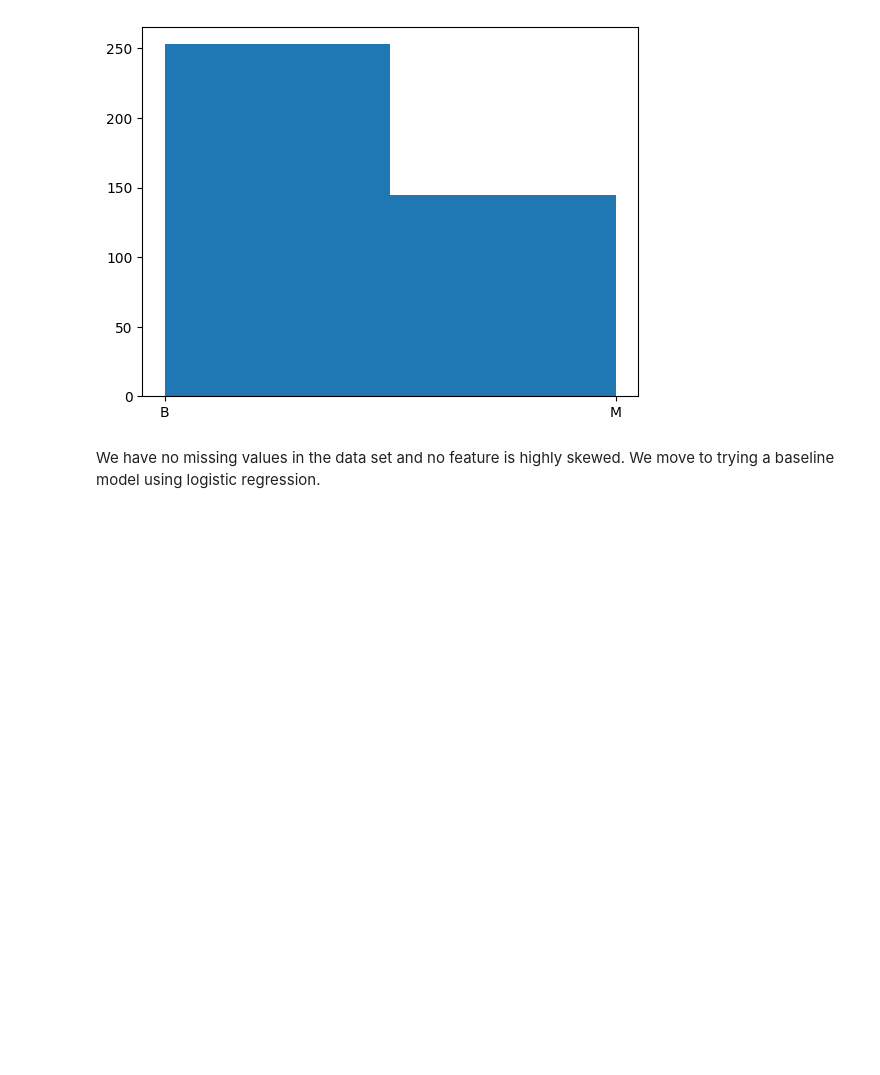
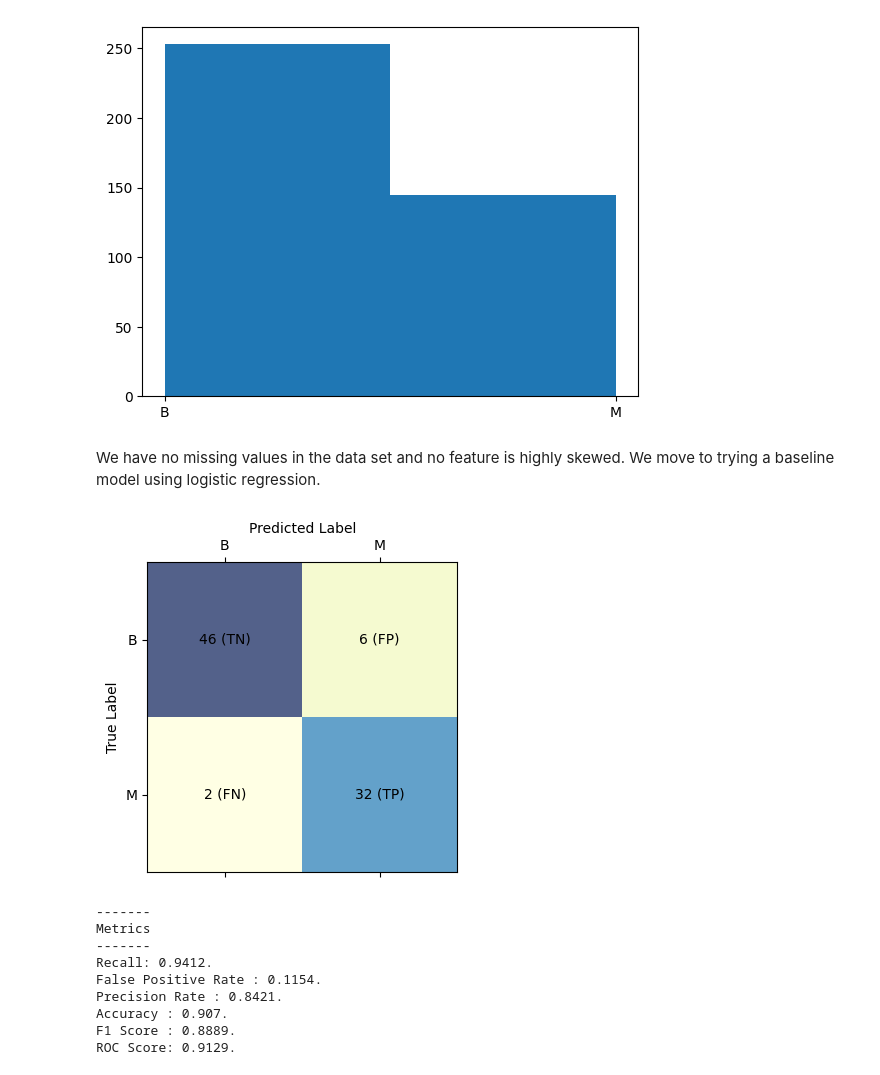
Before and after one commit to ananyajai/breast-cancer-dataset, a Jupyter notebook: model.ipynb, the cells around one changed output. Saved outputs shown, nothing was run; the diff lists cells and outputs as text; code cells hidden in the pictures; blank space fills up the shorter version.

Commit message:
Logistic model and random forest implementation

```diff
--- a/model.ipynb
+++ b/model.ipynb
@@ -40,3 +103,22 @@ df.shape
+# %%
+def get_metrics(matrix, y_test, predictions):
+    """Calculate metrics using confusion matrix"""
+
+    tpr = round((matrix[1][1])/(matrix[1][0] + matrix[1][1]),4)
+    fpr = round((matrix[0][1])/(matrix[0][0] + matrix[0][1]),4)
+
+    accuracy = round((matrix[0][0] + matrix[1][1])/(matrix[0][0] + matrix[0][1] + matrix[1][0] + matrix[1][1]),4)
+    precision = round((matrix[1][1])/(matrix[1][1] + matrix[0][1]),4)
+    f1_score = round((2*((precision*tpr)/(precision+tpr))),4)
+    auc = round(metrics.roc_auc_score(y_test, predictions),4)
+
+    print('-------\nMetrics\n-------')
+    print(f'Recall: {tpr}.')
+    print(f'False Positive Rate : {fpr}.')
+    print(f'Precision Rate : {precision}.')
+    print(f'Accuracy : {accuracy}.')
+    print(f'F1 Score : {f1_score}.')
+    print(f'ROC Score: {auc}.')
 # %% [markdown]
 ## Exploratory Data Analysis and Feature Engineering
 # %%
@@ -113,3 +195,27 @@ plt.hist(y_train, bins=2)
 [figure]
 # %% [markdown]
 We have no missing values in the data set and no feature is highly skewed. We move to trying a baseline model using logistic regression.
+# %%
+clf = LogisticRegression(random_state=rng, penalty='l2').fit(X_train, y_train)
+
+predictions = clf.predict(X_val)
+
+# Get the confusion matrix as a numpy array
+confmat = confusion_matrix(y_true=y_val, y_pred=predictions)
+
+# Plot the confusion matrix
+pretty_confusion_matrix(confmat, ['B', 'M'], "",  labeling = True)
+
+# Print out metrics
+get_metrics(confmat, y_test=y_val, predictions=predictions)
+# %% [output]
+[figure, added]
+-------
+Metrics
+-------
+Recall: 0.9412.
+False Positive Rate : 0.1154.
+Precision Rate : 0.8421.
+Accuracy : 0.907.
+F1 Score : 0.8889.
+ROC Score: 0.9129.
```
Also changed, not shown: parts of 5 cells of this notebook.
